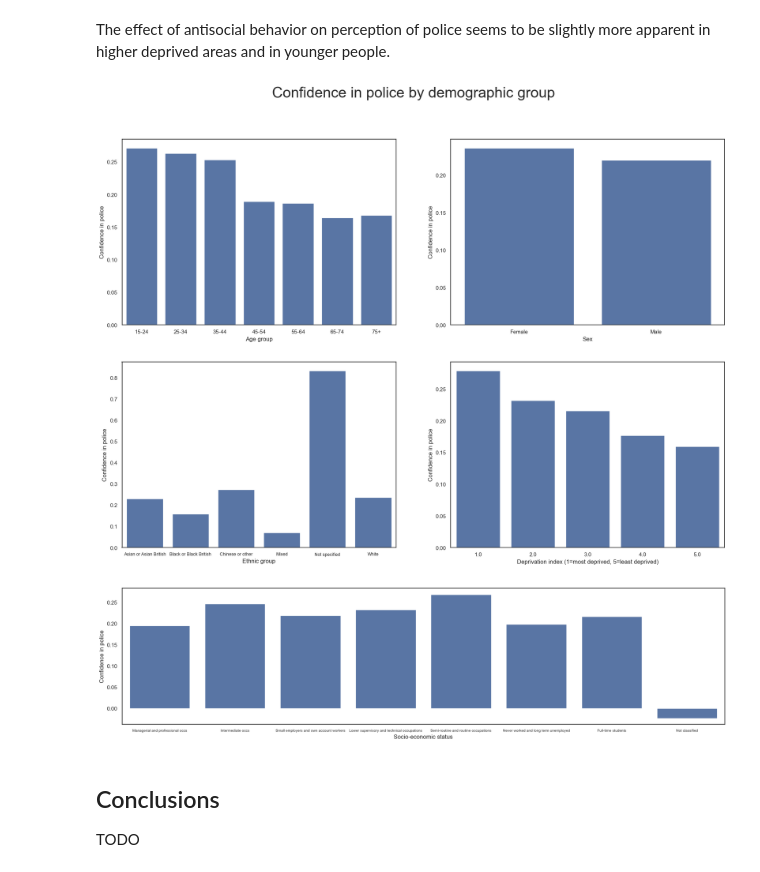
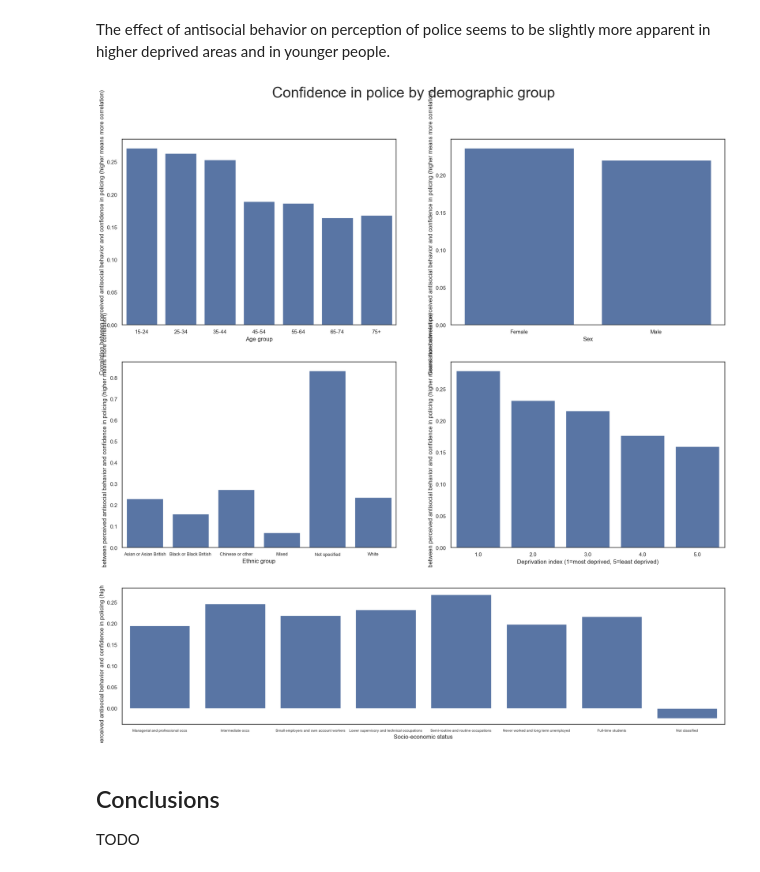
Before and after one commit to Tedodor423/bms-collab-notebooks, a Jupyter notebook: stats/1.3_DataWrangling/1.3_Assignment_DavidTheodorNimrichtr.ipynb, the cells around one changed output. Drawn from its saved outputs; the diff is of its cells as text; code cells hidden in the pictures.

```diff
--- a/stats/1.3_DataWrangling/1.3_Assignment_DavidTheodorNimrichtr.ipynb
+++ b/stats/1.3_DataWrangling/1.3_Assignment_DavidTheodorNimrichtr.ipynb
@@ -289,46 +289,46 @@ agegroup_mean = crime.groupby('AgeGroup').apply(lambda col: col.confpolice.corr(
 agegroup_mean.index = agegroup_bins
 sns.barplot(agegroup_mean)
 plt.xlabel("Age group")
-plt.ylabel("Confidence in police")
+plt.ylabel("Correlation between perceived antisocial behavior and confidence in policing (higher means more correlation)")
 agegroup_mean.apply(lambda x: str(round(x, 2)) +" %")
 
 plt.subplot(2,2,2)
 sns.barplot(crime.groupby('Sex').apply(lambda col: col.confpolice.corr(col.antisoc)))
-plt.ylabel("Confidence in police")
+plt.ylabel("Correlation between perceived antisocial behavior and confidence in policing (higher means more correlation)")
 
 plt.subplot(2,2,3)
 sns.barplot(crime.groupby('EthnicGroup').apply(lambda col: col.confpolice.corr(col.antisoc)))
-plt.ylabel("Confidence in police")
+plt.ylabel("Correlation between perceived antisocial behavior and confidence in policing (higher means more correlation)")
 plt.xlabel("Ethnic group")
 plt.xticks(fontsize=9)
 
 plt.subplot(2,2,4)
 sns.barplot(crime.groupby('DeprivationIndex').apply(lambda col: col.confpolice.corr(col.antisoc)))
-plt.ylabel("Confidence in police")
+plt.ylabel("Correlation between perceived antisocial behavior and confidence in policing (higher means more correlation)")
 plt.xlabel("Deprivation index (1=most deprived, 5=least deprived)")
 
 
 plt.figure(figsize=(22,5))
 ses_mean = crime.groupby('SES').apply(lambda col: col.confpolice.corr(col.antisoc))
 
 ses_mean.index = ["Managerial and professional occs",
  "Intermediate occs",
  "Small employers and own account workers",
  "Lower supervisory and technical occupations",
  "Semi-routine and routine occupations",
  "Never worked and long term unemployed",
  "Full-time students",
  "Not classified"]
 
 sns.barplot(ses_mean)
-plt.ylabel("Confidence in police")
+plt.ylabel("Correlation between perceived antisocial behavior and confidence in policing (higher means more correlation)")
 plt.xlabel("Socio-economic status")
 plt.xticks(fontsize=7.5)
 
 plt.show()
 # %% [output]
-[figure, old version]
+[figure, new version]
-[figure, old version]
+[figure, new version]
 # %% [markdown]
 ## Conclusions
 
```
